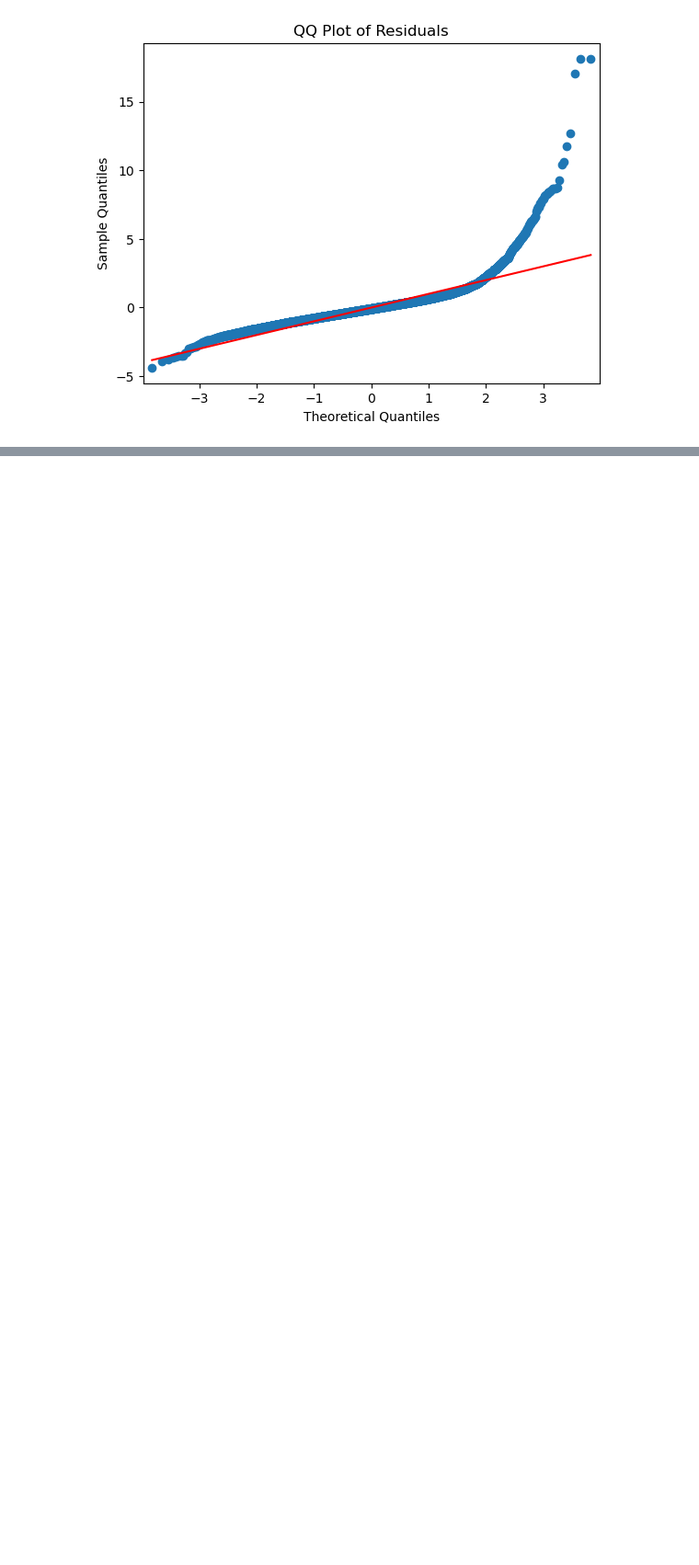
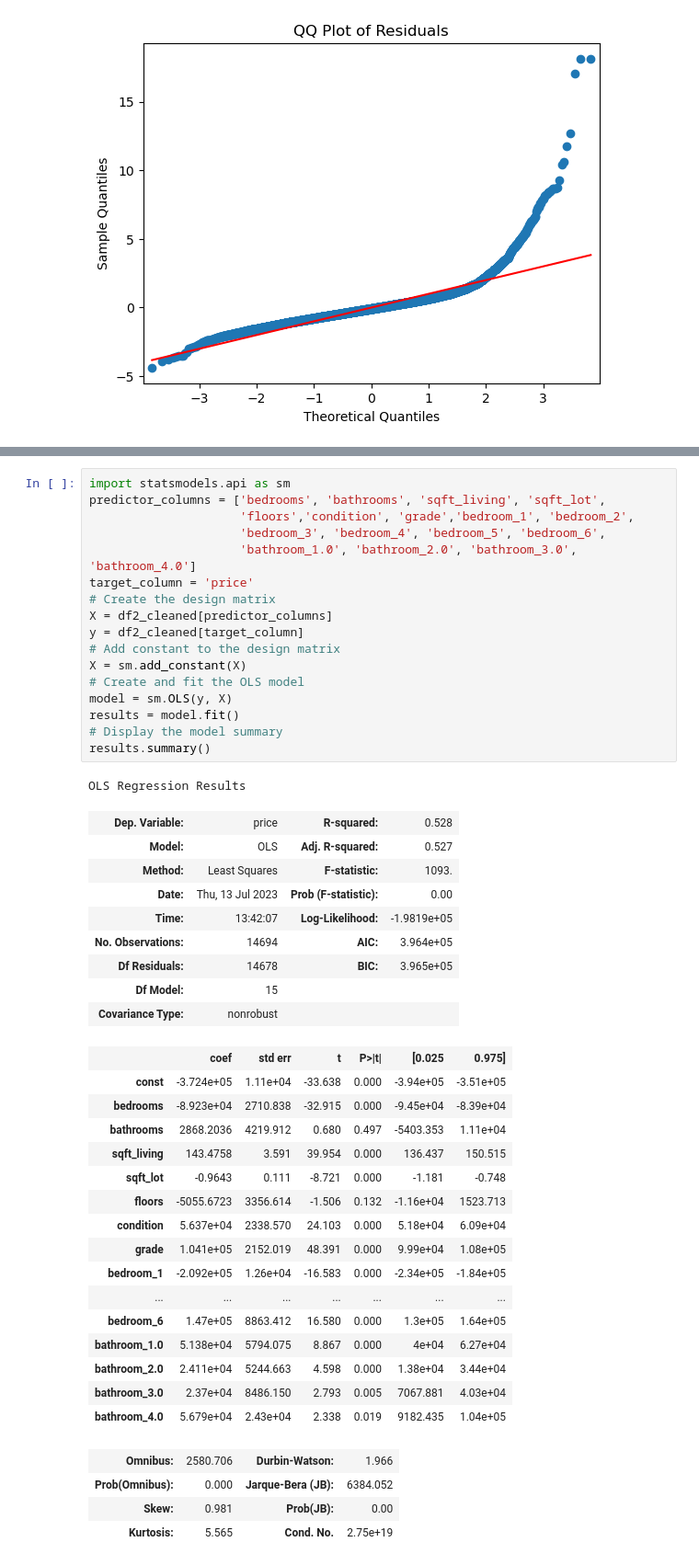
Before and after one commit to RyanKeats88/dsc-phase-2-project, a Jupyter notebook: student.ipynb, the cells around one changed output, grey strips where cells are left out. Shown at 92% size. Cells and saved outputs as stored; diff of their text form; blank space fills up the shorter version.

```diff
--- a/student.ipynb
+++ b/student.ipynb
@@ -570,0 +604,48 @@ df2_cleaned_dummies_encoded.head()
+# %%
+import statsmodels.api as sm
+predictor_columns = ['bedrooms', 'bathrooms', 'sqft_living', 'sqft_lot',
+                     'floors','condition', 'grade','bedroom_1', 'bedroom_2',
+                     'bedroom_3', 'bedroom_4', 'bedroom_5', 'bedroom_6',
+                     'bathroom_1.0', 'bathroom_2.0', 'bathroom_3.0', 'bathroom_4.0']
+target_column = 'price'
+# Create the design matrix
+X = df2_cleaned[predictor_columns]
+y = df2_cleaned[target_column]
+# Add constant to the design matrix
+X = sm.add_constant(X)
+# Create and fit the OLS model
+model = sm.OLS(y, X)
+results = model.fit()
+# Display the model summary
+results.summary()
+# %% [output]
+OLS Regression Results
+| Dep. Variable: | price | R-squared: | 0.528 |
+| Model: | OLS | Adj. R-squared: | 0.527 |
+| Method: | Least Squares | F-statistic: | 1093. |
+| Date: | Thu, 13 Jul 2023 | Prob (F-statistic): | 0.00 |
+| Time: | 13:42:07 | Log-Likelihood: | -1.9819e+05 |
+| No. Observations: | 14694 | AIC: | 3.964e+05 |
+| Df Residuals: | 14678 | BIC: | 3.965e+05 |
+| Df Model: | 15 |  |  |
+| Covariance Type: | nonrobust |  |  |
+|  | coef | std err | t | P>|t| | [0.025 | 0.975] |
+| const | -3.724e+05 | 1.11e+04 | -33.638 | 0.000 | -3.94e+05 | -3.51e+05 |
+| bedrooms | -8.923e+04 | 2710.838 | -32.915 | 0.000 | -9.45e+04 | -8.39e+04 |
+| bathrooms | 2868.2036 | 4219.912 | 0.680 | 0.497 | -5403.353 | 1.11e+04 |
+| sqft_living | 143.4758 | 3.591 | 39.954 | 0.000 | 136.437 | 150.515 |
+| sqft_lot | -0.9643 | 0.111 | -8.721 | 0.000 | -1.181 | -0.748 |
+| floors | -5055.6723 | 3356.614 | -1.506 | 0.132 | -1.16e+04 | 1523.713 |
+| condition | 5.637e+04 | 2338.570 | 24.103 | 0.000 | 5.18e+04 | 6.09e+04 |
+| grade | 1.041e+05 | 2152.019 | 48.391 | 0.000 | 9.99e+04 | 1.08e+05 |
+| bedroom_1 | -2.092e+05 | 1.26e+04 | -16.583 | 0.000 | -2.34e+05 | -1.84e+05 |
+| ... | ... | ... | ... | ... | ... | ... |
+| bedroom_6 | 1.47e+05 | 8863.412 | 16.580 | 0.000 | 1.3e+05 | 1.64e+05 |
+| bathroom_1.0 | 5.138e+04 | 5794.075 | 8.867 | 0.000 | 4e+04 | 6.27e+04 |
+| bathroom_2.0 | 2.411e+04 | 5244.663 | 4.598 | 0.000 | 1.38e+04 | 3.44e+04 |
+| bathroom_3.0 | 2.37e+04 | 8486.150 | 2.793 | 0.005 | 7067.881 | 4.03e+04 |
+| bathroom_4.0 | 5.679e+04 | 2.43e+04 | 2.338 | 0.019 | 9182.435 | 1.04e+05 |
+| Omnibus: | 2580.706 | Durbin-Watson: | 1.966 |
+| Prob(Omnibus): | 0.000 | Jarque-Bera (JB): | 6384.052 |
+| Skew: | 0.981 | Prob(JB): | 0.00 |
+| Kurtosis: | 5.565 | Cond. No. | 2.75e+19 |
```
Also changed, not shown: parts of 20 cells of this notebook.
